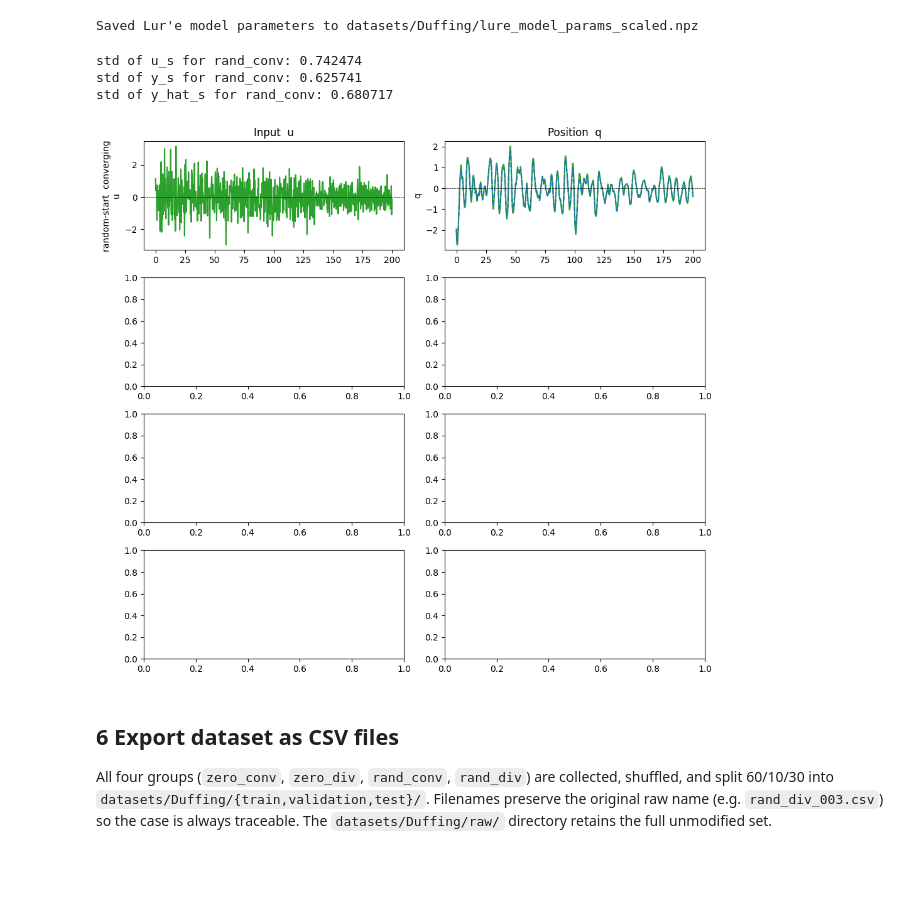
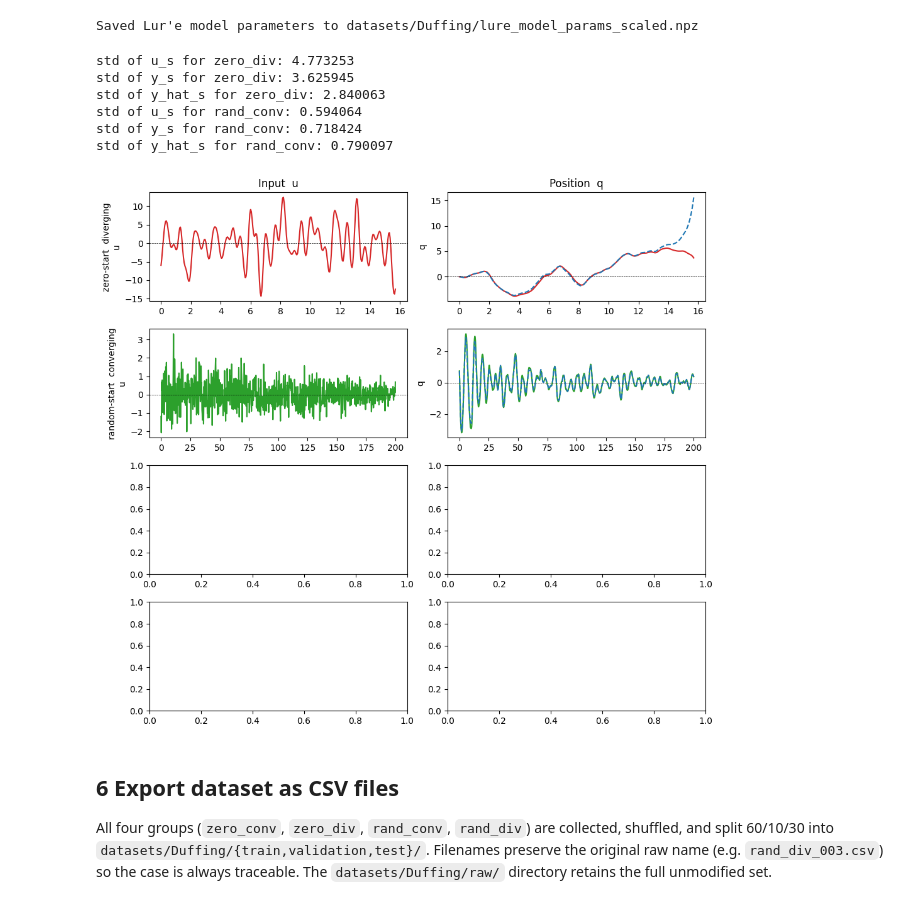
Before and after one commit to Dany-L/genSecSysId, a Jupyter notebook: python/notebooks/duffing/duffing_benchmark.ipynb, the cells around one changed output. Saved outputs shown, nothing was run; the diff lists cells and outputs as text; code cells hidden in the pictures; blank space fills up the shorter version.

```diff
--- a/python/notebooks/duffing/duffing_benchmark.ipynb
+++ b/python/notebooks/duffing/duffing_benchmark.ipynb
@@ -360,11 +360,11 @@ import csv, os, shutil
 rng = np.random.default_rng(42)
 
 N_ZERO_CONV =  0   # converging from x0 = 0
-N_ZERO_DIV  =  0   # diverging  from x0 = 0
-N_RAND_CONV =  50   # converging from random x0
+N_ZERO_DIV  =  50   # diverging  from x0 = 0
+N_RAND_CONV =  100   # converging from random x0
 N_RAND_DIV  =  0   # diverging  from random x0
 T_TRAJ      = 4000
-U_AMP_MAX   = 2
+U_AMP_MAX   = 3.5
 LP_CUTOFF   = 2.0   # Hz  LP filter cutoff (~12x natural freq 0.16 Hz; covers resonance + cubic harmonics)
 LP_ORDER    =   4   # Butterworth filter order
 ENV_DECAY   = 0.9  # mild exponential envelope strength over one trajectory
@@ -573,15 +574,16 @@ def top_k_trajectories_by_peak_y(trajs_list, k=5):
     scored = []
     for idx, traj in enumerate(trajs_list):
         y = traj["X"][:, 0]
-        scored.append((np.max(y), idx, traj))
+        u = traj['u']
+        scored.append((np.max(np.abs(y)), idx, traj, np.max(np.abs(u))))
     scored.sort(key=lambda item: item[0], reverse=True)
     return scored[:k]
 
-top5 = top_k_trajectories_by_peak_y(all_groups["rand_conv"], k=5)
+top5 = top_k_trajectories_by_peak_y(all_groups["zero_div"], k=5)
 
 fig, axes = plt.subplots(len(top5), 3, figsize=(12, 2.6 * len(top5)), squeeze=False)
 
-for row, (peak_y, idx, traj) in enumerate(top5):
+for row, (peak_y, idx, traj, peak_u) in enumerate(top5):
     X = traj["X"]
     u = traj["u"]
     t = np.arange(len(X)) * TS
@@ -604,7 +606,7 @@ for row, (peak_y, idx, traj) in enumerate(top5):
 
     ax_u.plot(t2, u, lw=1.5, color="C2")
     ax_u.set_ylabel(r"$u(t)$")
-    ax_u.set_title(f"{row+1}: peak u={peak_y:.3f}")
+    ax_u.set_title(f"{row+1}: peak u={peak_u:.3f}")
     ax_u.grid(alpha=0.3)
 
 axes[-1, 0].set_xlabel("time [s]")
@@ -712,7 +718,7 @@ fig, axes = plt.subplots(4, 2, figsize=(10, 9))
 
 # for row, gname in enumerate(['zero_conv', 'zero_div', 'rand_conv', 'rand_div']):
 # for row, gname in enumerate(['zero_conv', 'zero_div']):
-for row, gname in enumerate(['rand_conv']):
+for row, gname in enumerate(['zero_div','rand_conv']):
 # for row, gname in enumerate(['zero_conv', 'rand_conv']):
     traj  = all_groups[gname][-1]     # first trajectory in each group
 
@@ -721,44 +727,50 @@ for row, gname in enumerate(['rand_conv']):
     u = np.array(traj['u'])
 
     N = len(u)
+    # N = len(traj['X'][:,0])
+
     t = np.arange(N) * TS
 
     u_s = u / S_u[0,0]  # scale by std of all inputs
     print(f'std of u_s for {gname}: {np.std(u_s):.6f}')
 
     X = traj['X']
     y_s = (X[:,0] / S_y[0,0])[:N]  # scale q by its std
 
     X_hat, y_hat_s, _ = model_scaled.simulate(x0, u_s)
     t2 = np.arange(len(y_hat_s)) * TS
     print(f'std of y_s for {gname}: {np.std(y_s):.6f}')
     print(f'std of y_hat_s for {gname}: {np.std(y_hat_s):.6f}')
 
     color = COLORS[gname]
 
     ax_u, ax_q = axes[row, 0], axes[row, 1]
     ax_u.plot(t, u_s, color=color)
     ax_u.axhline(0, color='k', lw=0.5, ls='--')
     ax_u.set_ylabel(f'{LABELS[gname]}\nu')
 
     ax_q.plot(t2, y_hat_s, color=color)
-    ax_q.plot(t, y_s, ls='--')
+    t3 = np.arange(len(y_s)) * TS
+    ax_q.plot(t3, y_s, ls='--')
     ax_q.axhline(0, color='k', lw=0.5, ls='--')
     ax_q.set_ylabel('q')
 
     if row == 3:
         ax_u.set_xlabel('time (s)')
         ax_q.set_xlabel('time (s)')
 
 axes[0, 0].set_title('Input  u')
 axes[0, 1].set_title('Position  q')
 fig.tight_layout()
 plt.show()
 # %% [output]
-std of u_s for rand_conv: 0.742474
-std of y_s for rand_conv: 0.625741
-std of y_hat_s for rand_conv: 0.680717
+std of u_s for zero_div: 4.773253
+std of y_s for zero_div: 3.625945
+std of y_hat_s for zero_div: 2.840063
+std of u_s for rand_conv: 0.594064
+std of y_s for rand_conv: 0.718424
+std of y_hat_s for rand_conv: 0.790097
-[figure, old version]
+[figure, new version]
 # %% [markdown]
 ## 6  Export dataset as CSV files
 
```
Also changed, not shown: parts of 11 cells of this notebook, 17 other files.
